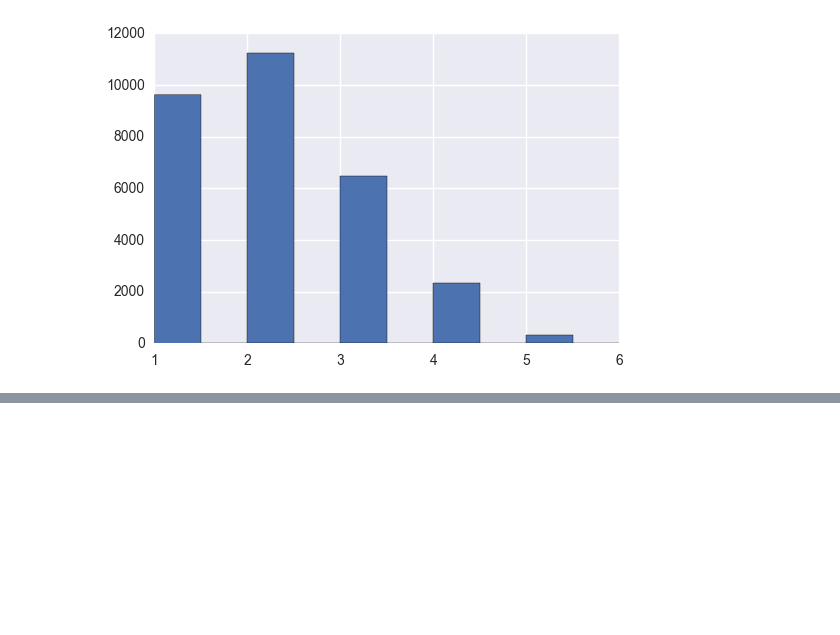
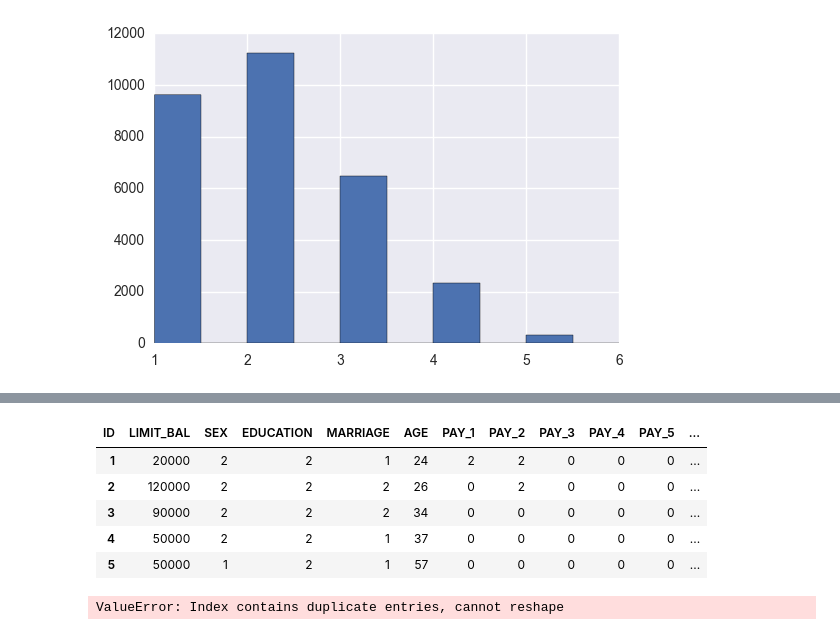
Before and after one commit to innovator-arjun/Credit-Card-AL-ML-Analytics, a Jupyter notebook: Credit Card Farud ML-AI-Python_Analytics.ipynb, the cells around one changed output, grey strips where cells are left out. Saved outputs shown, nothing was run; the diff lists cells and outputs as text; code cells hidden in the pictures; blank space fills up the shorter version.

```diff
--- a/Credit Card Farud ML-AI-Python_Analytics.ipynb
+++ b/Credit Card Farud ML-AI-Python_Analytics.ipynb
@@ -286,0 +321,15 @@ corr_2_cols('out_bucket', 'AgeBin')
+# %%
+fulldata['out_bucket_temp']=pd.Categorical(fulldata['out_bucket'],fulldata.out_bucket.unique())
+# %%
+fulldata.head()
+# %% [output]
+| ID | LIMIT_BAL | SEX | EDUCATION | MARRIAGE | AGE | PAY_1 | PAY_2 | PAY_3 | PAY_4 | PAY_5 | ... |
+| 1 | 20000 | 2 | 2 | 1 | 24 | 2 | 2 | 0 | 0 | 0 | ... |
+| 2 | 120000 | 2 | 2 | 2 | 26 | 0 | 2 | 0 | 0 | 0 | ... |
+| 3 | 90000 | 2 | 2 | 2 | 34 | 0 | 0 | 0 | 0 | 0 | ... |
+| 4 | 50000 | 2 | 2 | 1 | 37 | 0 | 0 | 0 | 0 | 0 | ... |
+| 5 | 50000 | 1 | 2 | 1 | 57 | 0 | 0 | 0 | 0 | 0 | ... |
+# %%
+matrix_data=fulldata.pivot('out_bucket_temp','EDUCATION','LIMIT_BAL')
+# %% [output]
+ValueError: Index contains duplicate entries, cannot reshape
```
Also changed, not shown: parts of 6 cells of this notebook.
